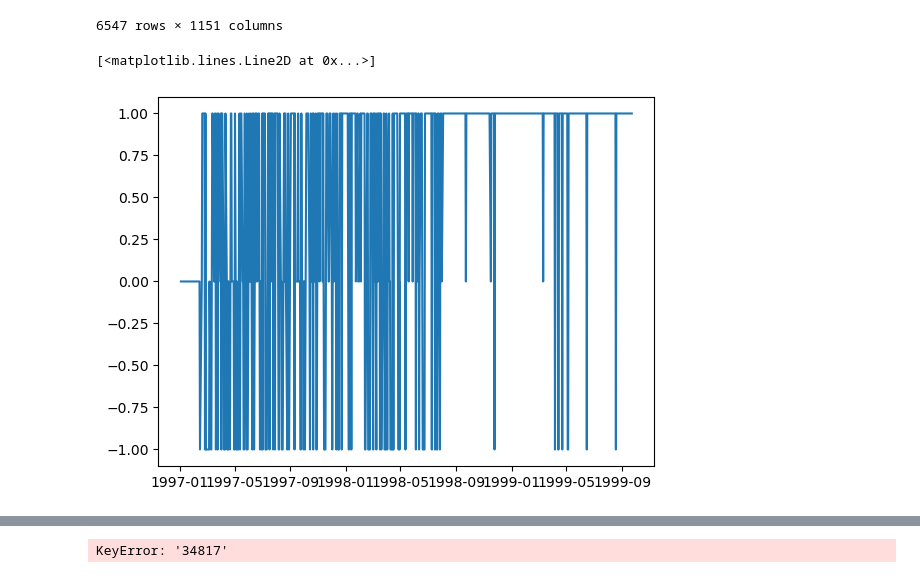
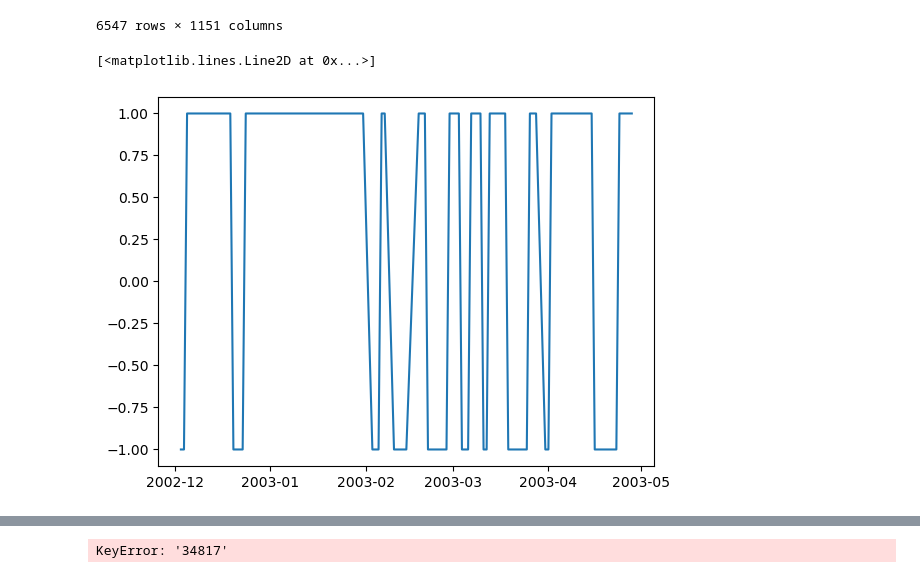
Before and after one commit to quintengeerts2000/MasterThesis-DRL_applications_to_stat_arb, a Jupyter notebook: empirical_analysis/RL_trading_tests.ipynb, the cells around one changed output, grey strips where cells are left out. Drawn from its saved outputs; the diff is of its cells as text; code cells hidden in the pictures.

```diff
--- a/empirical_analysis/RL_trading_tests.ipynb
+++ b/empirical_analysis/RL_trading_tests.ipynb
@@ -93,7 +94,7 @@ BATCH_SIZE  = 64
 GAMMA       = 0.99
 TAU         = 1e-2
 eps_frames  = 500
-min_eps     = 0.025
+min_eps     = 0.0
 LR          = 1e-3
 UPDATE_EVERY= 5
 n_step      = 1
@@ -109,7 +110,7 @@ torch.manual_seed(seed)
 np.random.seed(seed)
 
 action_size       = 3
-state_size        = [30]
+state_size        = [31]
 
 agent = M_DQN_Agent(state_size=state_size,
                         action_size=action_size,
@@ -126,15 +127,16 @@ agent = M_DQN_Agent(state_size=state_size,
 ##########################
 
 MINIMUM_BUFFER  = 5000      # minimum amount of experiences before the DRL agent starts learning
-EPISODE_LENGTH  = 25       # episode length, only used for telling when to show the performance
+EPISODE_LENGTH  = 25        # episode length, only used for telling when to show the performance
 LOOKBACK_WINDOW = 252       # lookback window used for the PCA estimation
 LOADING_WINDOW  = 60        # last 30 values are used to create the loadings for the factor model
 FACTORS         = 5         # the amount of factors used in the factor model
 SIGNAL_WINDOW   = 30        # the length of the window used for extracting the signal
-TRANS_COST      = 0.0       # transaction cost for changes in the portfolio
-SHORT_COST      = 0.0       # cost of keeping a short position open
+TRANS_COST      = 0.0005    # transaction cost for changes in the portfolio
+SHORT_COST      = 0.0001    # cost of keeping a short position open
 WARMUP_TIME     = 0         # time needed to run the factor models before starting the strategy
 RETRAIN_EVERY   = 250       # time before the feature extractor is retrained on new data
+USE_ALLOC       = True
 
 residual_generator = PCA(price_data=price_df,
                          amount_of_factors = FACTORS,
@@ -148,10 +150,11 @@ env = TradingEnvironment(financial_dataset=price_df.dropna(axis=0, thresh=300),
                         loading_window=LOADING_WINDOW,
                         signal_window=SIGNAL_WINDOW,
                         transaction_costs=TRANS_COST,
-                        short_cost=SHORT_COST)
+                        short_cost=SHORT_COST,
+                        add_alloc=USE_ALLOC)
 
 signal_extractor = FourierExtractor(signal_window=SIGNAL_WINDOW,
-                                    add_alloc=False)
+                                    add_alloc=USE_ALLOC)
 
 buffer           = ReplayBuffer(buffer_size=BUFFER_SIZE,
                                 batch_size=BATCH_SIZE,
@@ -219,7 +222,7 @@ for frame in range(1, frames+1):
         if frame < eps_frames:
             eps = max(eps_start - (frame*(1/eps_frames)), min_eps)
         else:
-            eps = max(min_eps - min_eps*((frame-eps_frames)/(frames-eps_frames)), 0.001)
+            eps = 0 # max(min_eps - min_eps*((frame-eps_frames)/(frames-eps_frames)), 0.001)
 
     if frame % EPISODE_LENGTH == 0:
         scores_window.append(score-1)       # save most recent score
@@ -264,10 +268,10 @@ env.res_rets
 | 2021-12-31 | NaN | NaN | NaN | NaN | NaN | NaN | NaN | NaN | NaN | NaN | ... | ... |
 6547 rows × 1151 columns
 # %%
-plt.plot(env.res_alloc.loc[env.res_rets['NUE'].dropna().index,'NUE'])
+plt.plot(env.res_alloc.loc[env.res_rets['34817'].dropna().index,'34817'].tail(100))
 # %% [output]
 [<matplotlib.lines.Line2D at 0x...>]
-[figure, old version]
+[figure, new version]
 # %%
 price_df
 # %% [output]
```
Also changed, not shown: parts of 11 cells of this notebook, 1 other file.
